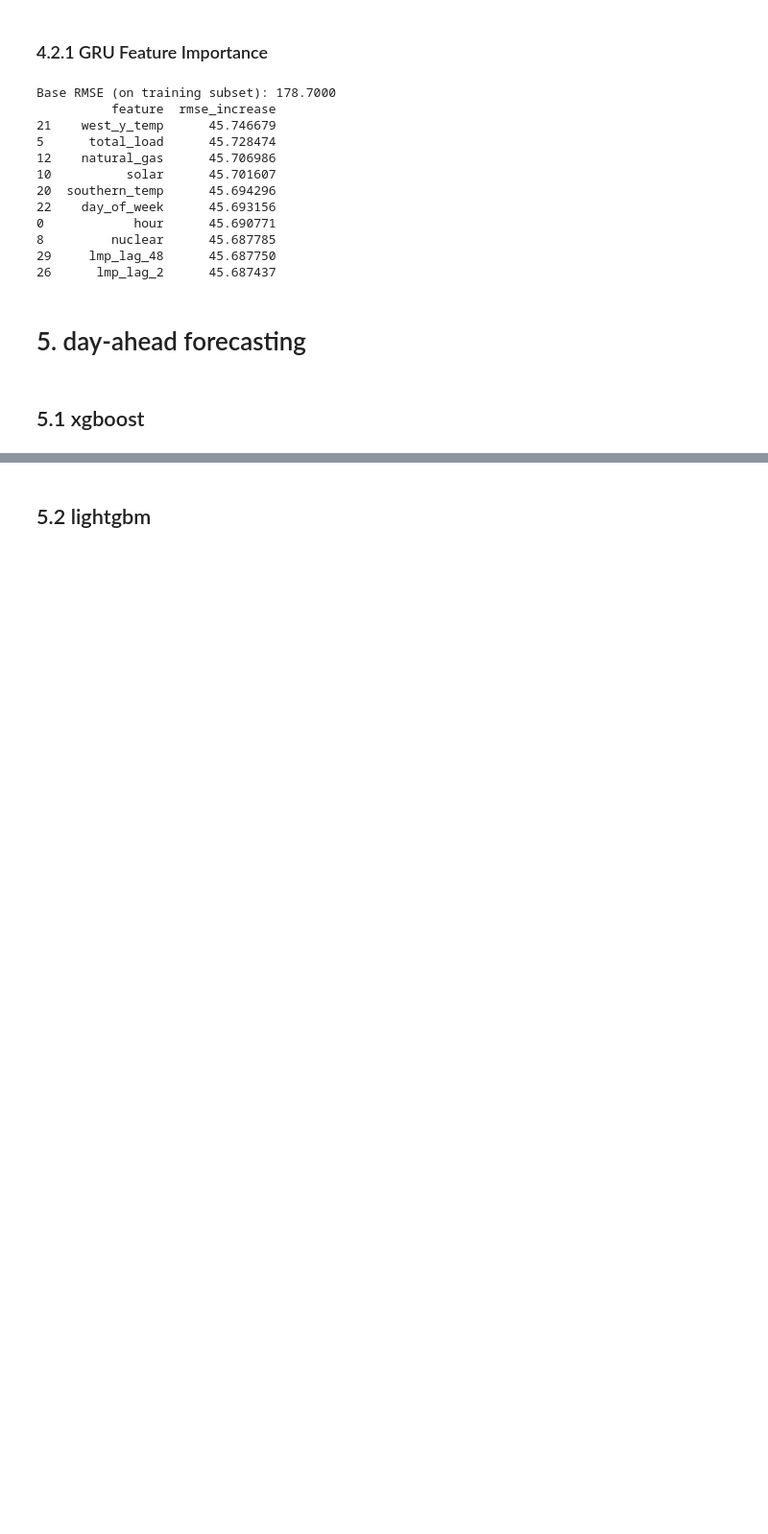
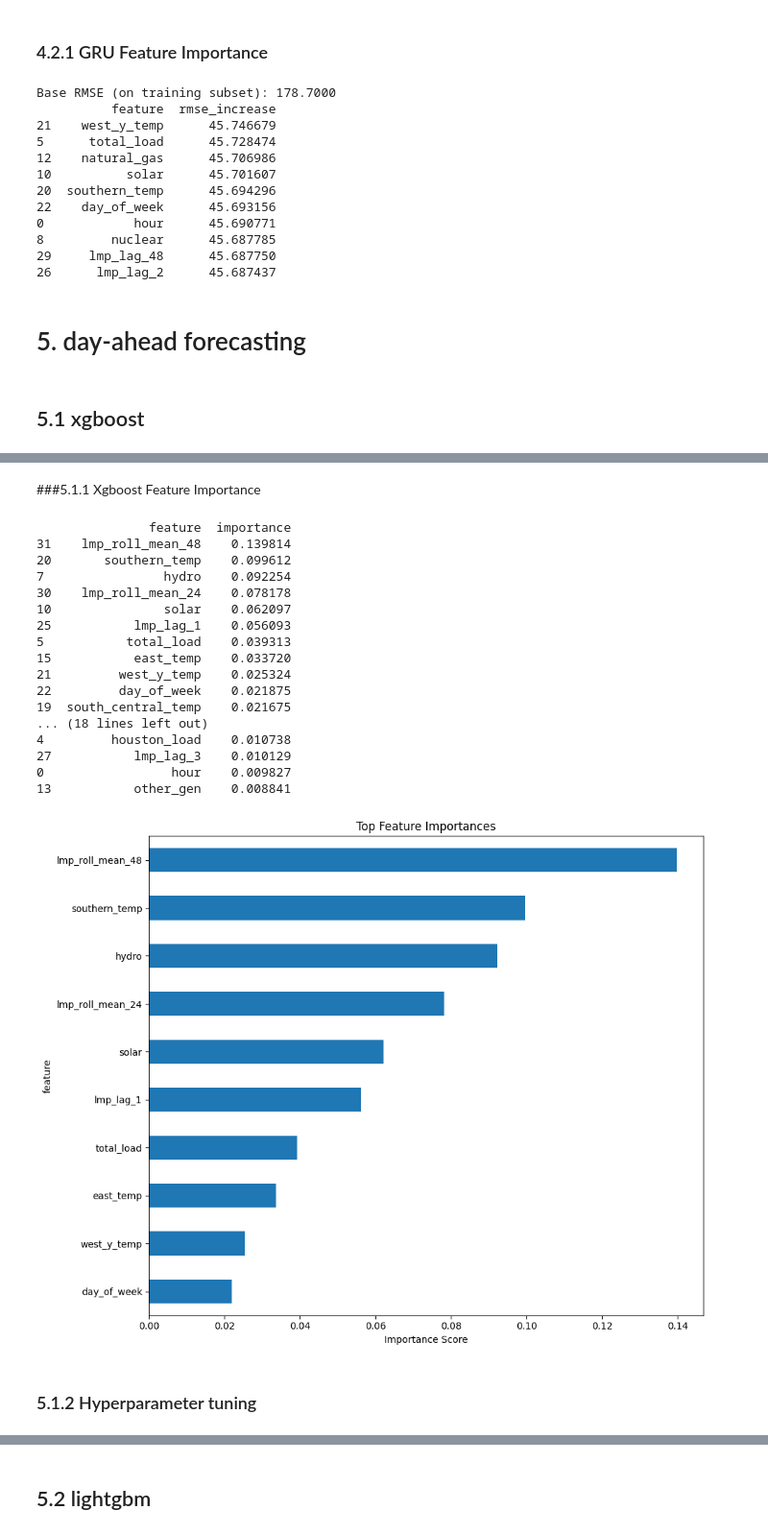
Before and after one commit to jessalynlc/IDS705_final_project, a Jupyter notebook: data_scrape.ipynb, the cells around one changed output, grey strips where cells are left out. Shown: that part at 96% size. Cells and saved outputs as stored; diff of their text form; code cells hidden in the pictures; blank space fills up the shorter version.

Commit message:
Adding feature importance for day-ahead models.

```diff
--- a/data_scrape.ipynb
+++ b/data_scrape.ipynb
@@ -1222,0 +1209,41 @@ print(f" MAE:  {mae:.4f}")
+# %% [markdown]
+###5.1.1 Xgboost Feature Importance
+# %%
+importances = model.feature_importances_
+
+importance_df = pd.DataFrame({
+    'feature': X_train.columns,
+    'importance': importances
+}).sort_values(by='importance', ascending=False)
+
+print(importance_df)
+
+# Plot top 10
+top_n = 10
+importance_df.head(top_n).plot(kind='barh', x='feature', y='importance', figsize=(10, 8), legend=False)
+plt.title("Top Feature Importances")
+plt.gca().invert_yaxis()
+plt.xlabel("Importance Score")
+plt.tight_layout()
+plt.show()
+# %% [output]
+               feature  importance
+31    lmp_roll_mean_48    0.139814
+20       southern_temp    0.099612
+7                hydro    0.092254
+30    lmp_roll_mean_24    0.078178
+10               solar    0.062097
+25           lmp_lag_1    0.056093
+5           total_load    0.039313
+15           east_temp    0.033720
+21         west_y_temp    0.025324
+22         day_of_week    0.021875
+19  south_central_temp    0.021675
+... (18 lines left out)
+4         houston_load    0.010738
+27           lmp_lag_3    0.010129
+0                 hour    0.009827
+13           other_gen    0.008841
+[figure, added]
+# %% [markdown]
+### 5.1.2 Hyperparameter tuning
```
Also changed, not shown: parts of 17 cells of this notebook.
